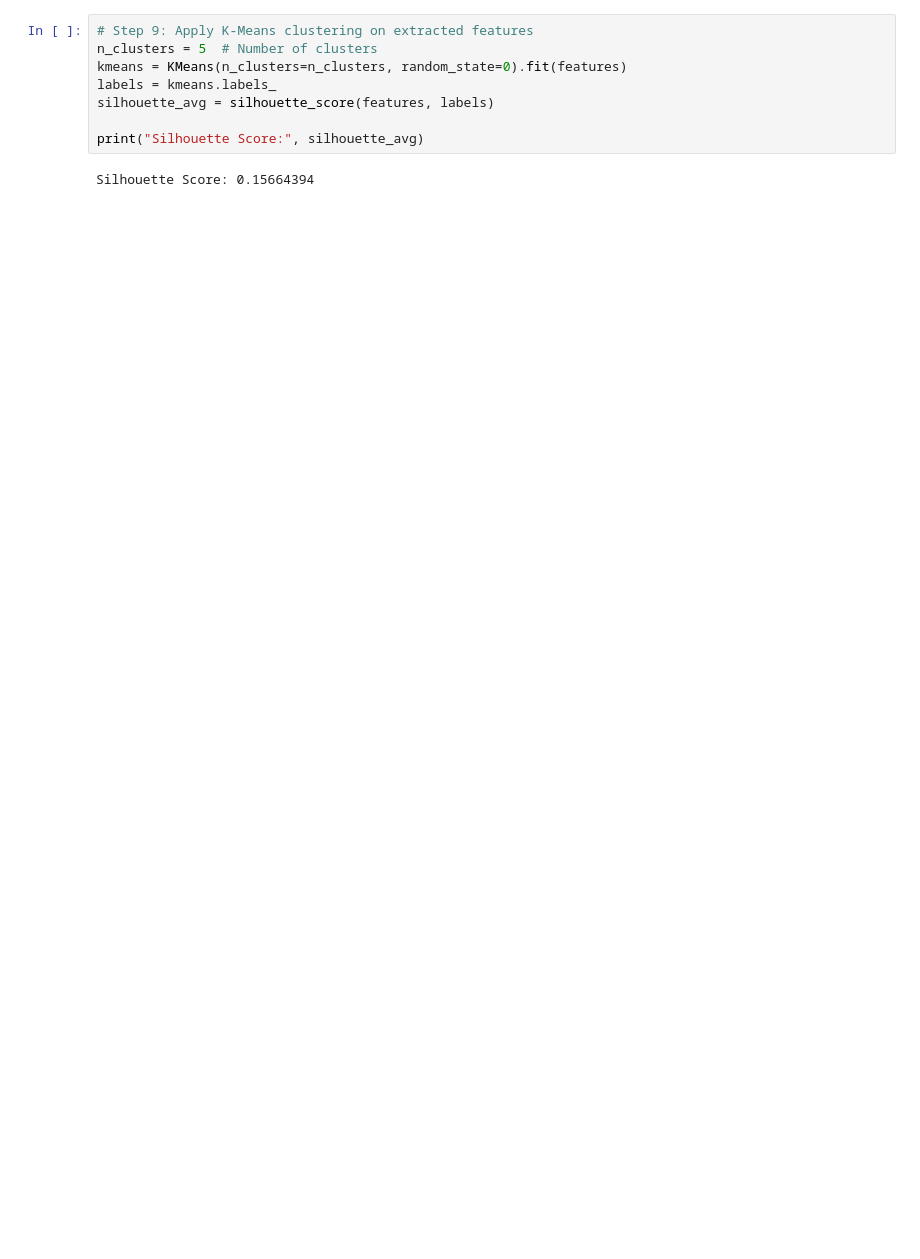
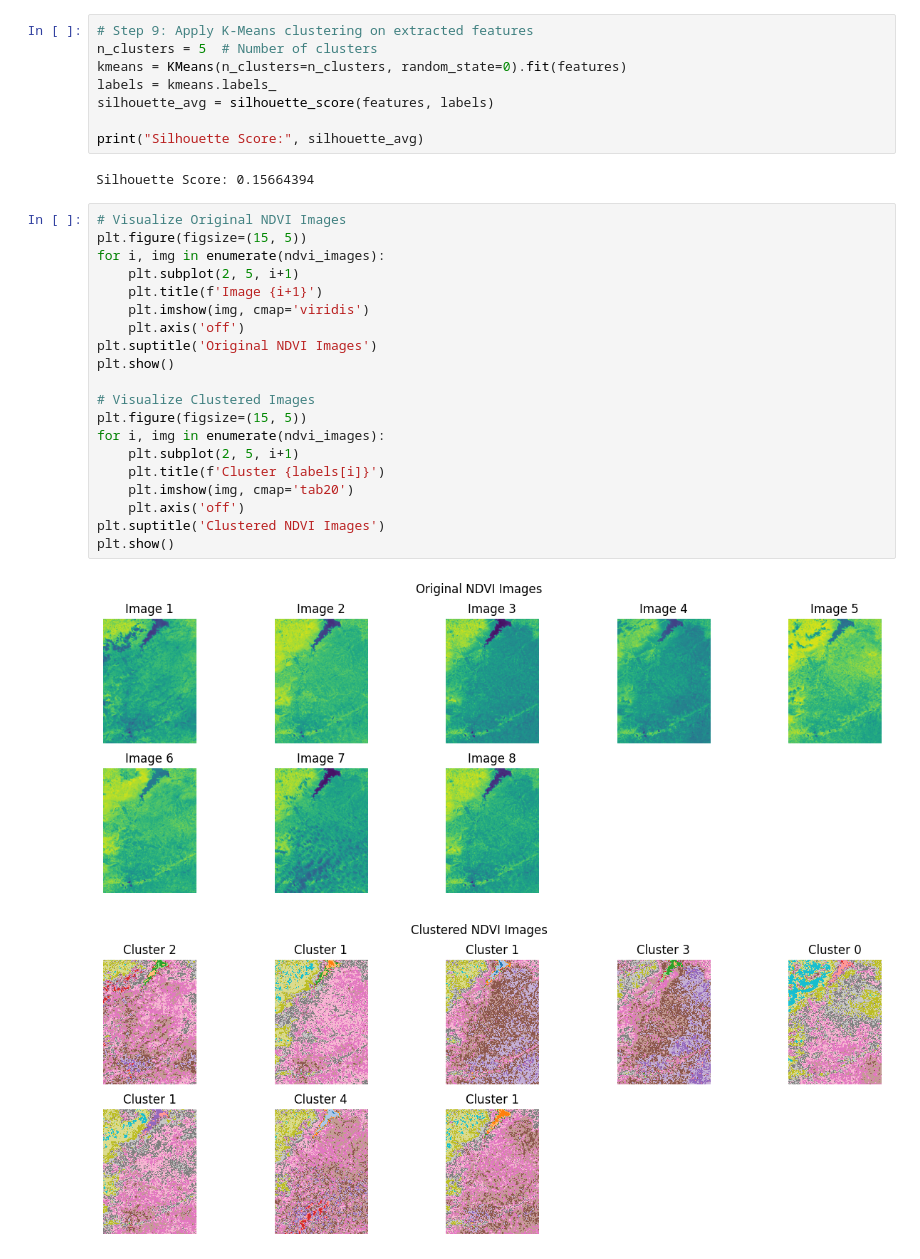
Before and after one commit to Computer-Vision-Course-Project/CV-experimentation-NSS, a Jupyter notebook: Codes/VGG.ipynb, the cells around one changed output. Drawn from its saved outputs; the diff is of its cells as text; blank space fills up the shorter version.

```diff
--- a/Codes/VGG.ipynb
+++ b/Codes/VGG.ipynb
@@ -96,3 +95,26 @@ silhouette_avg = silhouette_score(features, labels)
 print("Silhouette Score:", silhouette_avg)
 # %% [output]
 Silhouette Score: 0.15664394
+# %%
+# Visualize Original NDVI Images
+plt.figure(figsize=(15, 5))
+for i, img in enumerate(ndvi_images):
+    plt.subplot(2, 5, i+1)
+    plt.title(f'Image {i+1}')
+    plt.imshow(img, cmap='viridis')
+    plt.axis('off')
+plt.suptitle('Original NDVI Images')
+plt.show()
+
+# Visualize Clustered Images
+plt.figure(figsize=(15, 5))
+for i, img in enumerate(ndvi_images):
+    plt.subplot(2, 5, i+1)
+    plt.title(f'Cluster {labels[i]}')
+    plt.imshow(img, cmap='tab20')
+    plt.axis('off')
+plt.suptitle('Clustered NDVI Images')
+plt.show()
+# %% [output]
+[figure, added]
+[figure, added]
```
Also changed, not shown: parts of 4 cells of this notebook.
